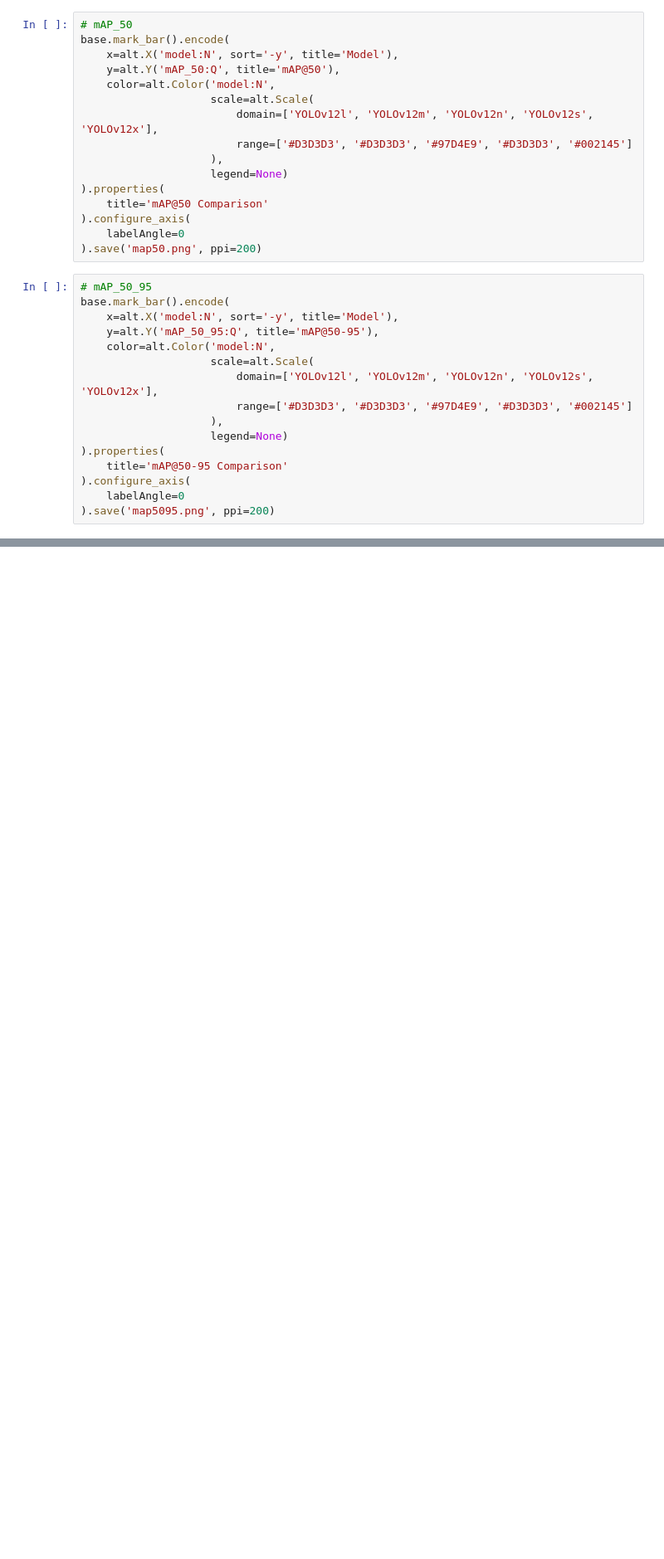
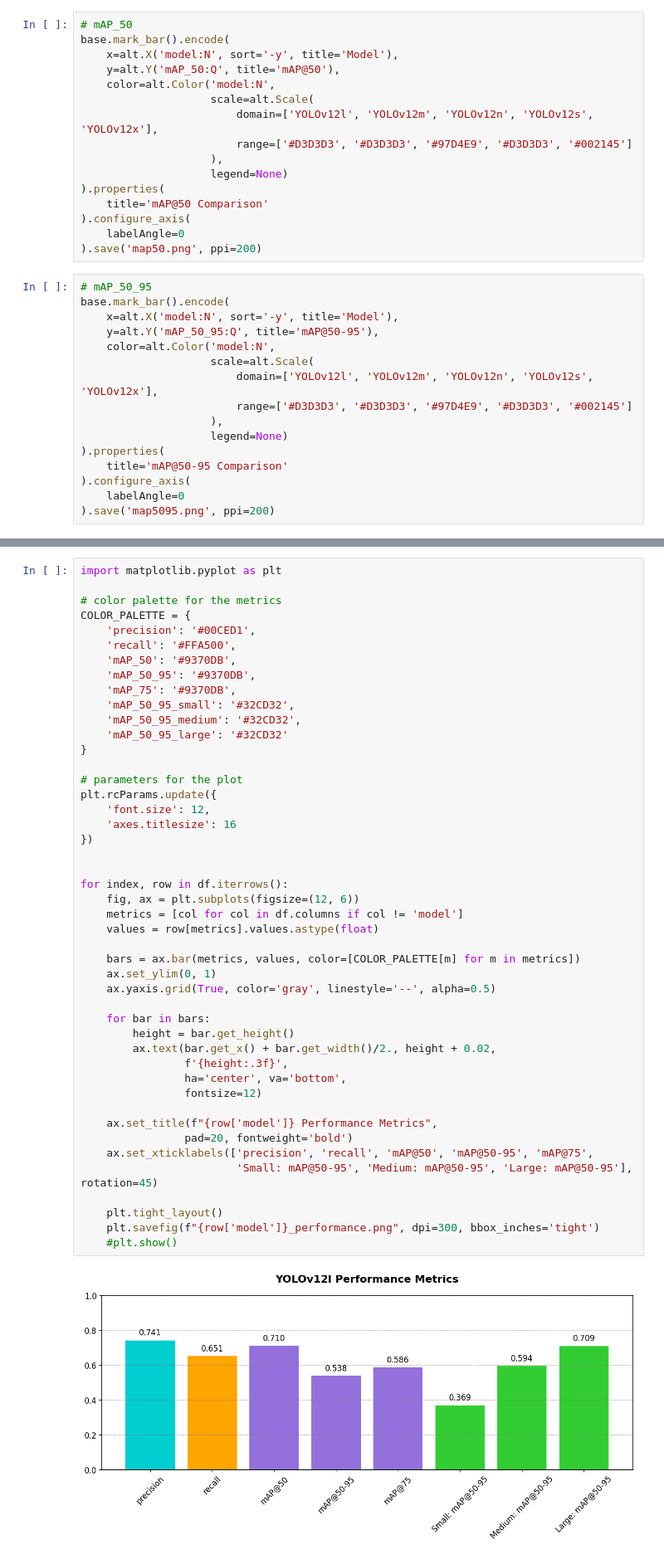
Before and after one commit to nevererror20/ObjectDetection, a Jupyter notebook: COCO/src/Plot.ipynb, the cells around one changed output, grey strips where cells are left out. Shown at 83% size. Cells and saved outputs as stored; diff of their text form; blank space fills up the shorter version.

```diff
--- a/COCO/src/Plot.ipynb
+++ b/COCO/src/Plot.ipynb
@@ -130,0 +167,48 @@ base.mark_bar().encode(
+# %%
+import matplotlib.pyplot as plt
+
+# color palette for the metrics
+COLOR_PALETTE = {
+    'precision': '#00CED1',
+    'recall': '#FFA500',
+    'mAP_50': '#9370DB',
+    'mAP_50_95': '#9370DB',
+    'mAP_75': '#9370DB',
+    'mAP_50_95_small': '#32CD32',
+    'mAP_50_95_medium': '#32CD32',
+    'mAP_50_95_large': '#32CD32'
+}
+
+# parameters for the plot
+plt.rcParams.update({
+    'font.size': 12,
+    'axes.titlesize': 16
+})
+
+
+for index, row in df.iterrows():
+    fig, ax = plt.subplots(figsize=(12, 6))
+    metrics = [col for col in df.columns if col != 'model']
+    values = row[metrics].values.astype(float)
+
+    bars = ax.bar(metrics, values, color=[COLOR_PALETTE[m] for m in metrics])
+    ax.set_ylim(0, 1)
+    ax.yaxis.grid(True, color='gray', linestyle='--', alpha=0.5)
+
+    for bar in bars:
+        height = bar.get_height()
+        ax.text(bar.get_x() + bar.get_width()/2., height + 0.02,
+                f'{height:.3f}',
+                ha='center', va='bottom',
+                fontsize=12)
+
+    ax.set_title(f"{row['model']} Performance Metrics",
+                pad=20, fontweight='bold')
+    ax.set_xticklabels(['precision', 'recall', 'mAP@50', 'mAP@50-95', 'mAP@75',
+                        'Small: mAP@50-95', 'Medium: mAP@50-95', 'Large: mAP@50-95'], rotation=45)
+
+    plt.tight_layout()
+    plt.savefig(f"{row['model']}_performance.png", dpi=300, bbox_inches='tight')
+    #plt.show()
+# %% [output]
+[figure, added]
```
Also changed, not shown: parts of 4 cells of this notebook, 10 other files.
